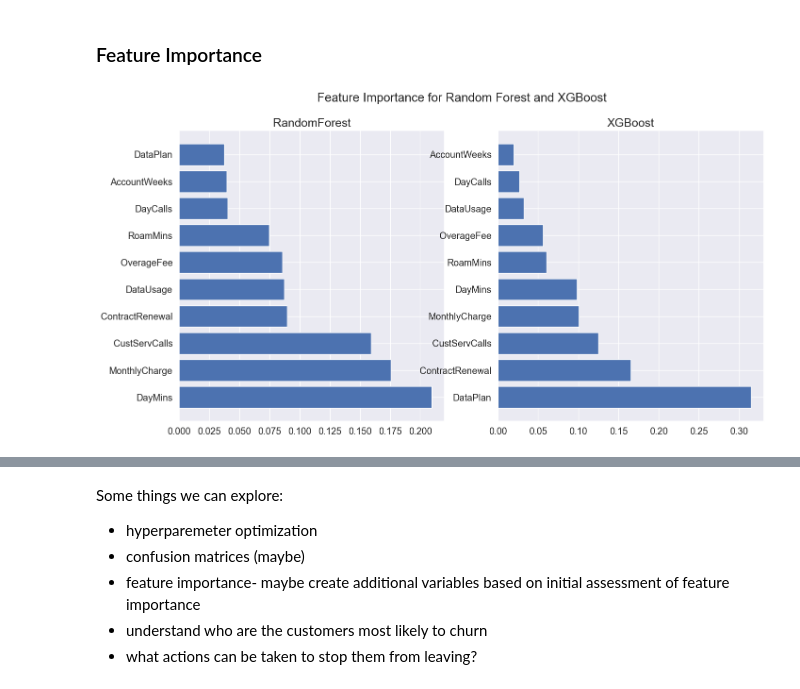
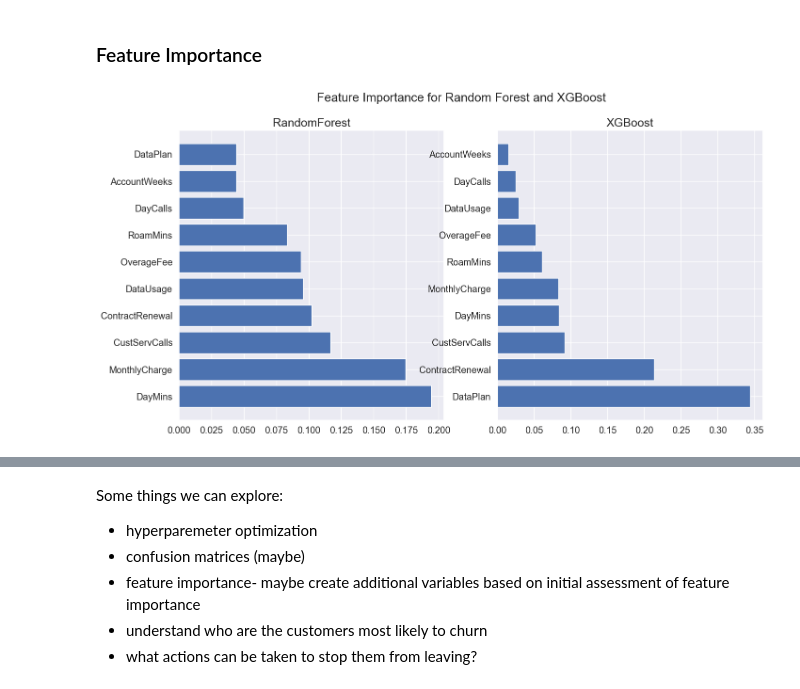
Before and after one commit to luisquinonesPR/ML_Tree_Models, a Jupyter notebook: tree_models.ipynb, the cells around one changed output, grey strips where cells are left out. Cells and saved outputs as stored; diff of their text form; code cells hidden in the pictures.

```diff
--- a/tree_models.ipynb
+++ b/tree_models.ipynb
@@ -238,7 +267,7 @@ ROC AUC: 0.89 with a standard deviation of 0.03
 # %%
 import xgboost as xgb
 
-xgb_model = xgb.XGBRegressor(max_depth=9, objective="reg:squarederror", random_state=1)
+xgb_model = xgb.XGBClassifier(max_depth=9, objective="reg:squarederror", random_state=1)
 
 scores = cross_val_score(xgb_model, X_train, y_train, cv=5, scoring="roc_auc")
 
@@ -266,10 +326,18 @@ print("ROC AUC: %0.2f with a standard deviation of %0.2f" % (scores.mean(), scor
 # %% [markdown]
 ## CatBoost
 # %%
-cat_model = CatBoostClassifier()
+import warnings
+warnings.simplefilter(action='ignore', category=FutureWarning)
+
+cat_model = CatBoostClassifier(verbose = False)
 cat_model.fit(X_train, y_train)
 
 expected_y  = y_test
 predicted_y = cat_model.predict(X_test)
 
 print(metrics.confusion_matrix(expected_y, predicted_y))
+
+scores = cross_val_score(cat_model, X_train, y_train, cv=5, scoring="roc_auc")
+
+# Evaluate ROC_AUC
+print("ROC AUC: %0.2f with a standard deviation of %0.2f" % (scores.mean(), scores.std()))
@@ -278,25 +568,25 @@ print(metrics.confusion_matrix(expected_y, predicted_y))
 # %%
 #Not sure how to get feature importance from cross_val_score above, so i am fitting the rf model to the X and y data to generate feature importances.
 
 
 #DF of Feature importance for random forest
-rf_feature_importance = pd.DataFrame(rf.fit(X, y).feature_importances_, index=X.columns, columns=['Importance']).sort_values(by='Importance', ascending=False)
+rf_feature_importance = pd.DataFrame(rf.fit(X_train, y_train).feature_importances_, index=X_train.columns, columns=['Importance']).sort_values(by='Importance', ascending=False)
 
 #DF of Feature importance for random forest
-xgb_feature_importance = pd.DataFrame(xgb_model.fit(X, y).feature_importances_, index=X.columns, columns=['Importance']).sort_values(by='Importance', ascending=False)
+xgb_feature_importance = pd.DataFrame(xgb_model.fit(X_train, y_train).feature_importances_, index=X_train.columns, columns=['Importance']).sort_values(by='Importance', ascending=False)
 
 #plot results of feature importance
 fig, axes = plt.subplots(1, 2, figsize=(16,8))
 axes[0].barh(rf_feature_importance.index, rf_feature_importance.Importance)
 axes[1].barh(xgb_feature_importance.index, xgb_feature_importance.Importance)
 axes[0].set_title('RandomForest', fontsize=18)
 axes[1].set_title('XGBoost', fontsize=18)
 fig.suptitle('Feature Importance for Random Forest and XGBoost')
 plt.show()
 
 #I find it interesting that the two models have different variables they consider important. Especially DataPlan! Did I do this wrong or something lol
 # %% [output]
-[figure, old version]
+[figure, new version]
 # %%
 #Not sure how to get feature importance from cross_val_score above, so i am fitting the rf model to the X and y data to generate feature importances.
 
```
Also changed, not shown: parts of 17 cells of this notebook.
